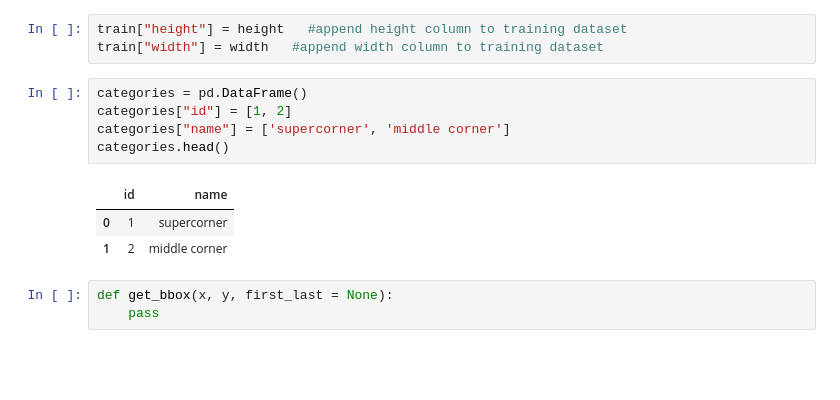
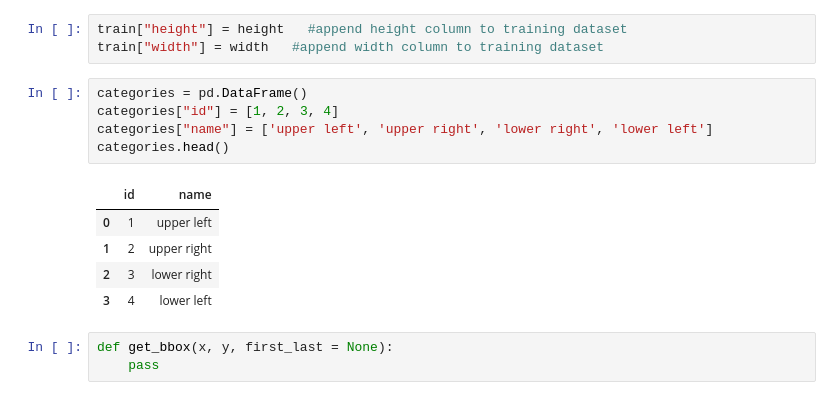
Before and after one commit to brownaa/Get2TheCore, a Jupyter notebook: Untitled.ipynb, the cells around one changed output. Drawn from its saved outputs; the diff is of its cells as text; blank space fills up the shorter version.

```diff
--- a/Untitled.ipynb
+++ b/Untitled.ipynb
@@ -38,13 +38,15 @@ train["height"] = height   #append height column to training dataset
 train["width"] = width   #append width column to training dataset
 # %%
 categories = pd.DataFrame()
-categories["id"] = [1, 2]
-categories["name"] = ['supercorner', 'middle corner']
+categories["id"] = [1, 2, 3, 4]
+categories["name"] = ['upper left', 'upper right', 'lower right', 'lower left']
 categories.head()
 # %% [output]
 |  | id | name |
-| 0 | 1 | supercorner |
-| 1 | 2 | middle corner |
+| 0 | 1 | upper left |
+| 1 | 2 | upper right |
+| 2 | 3 | lower right |
+| 3 | 4 | lower left |
 # %%
 def get_bbox(x, y, first_last = None):
     pass
```
Also changed, not shown: parts of 12 cells of this notebook.
